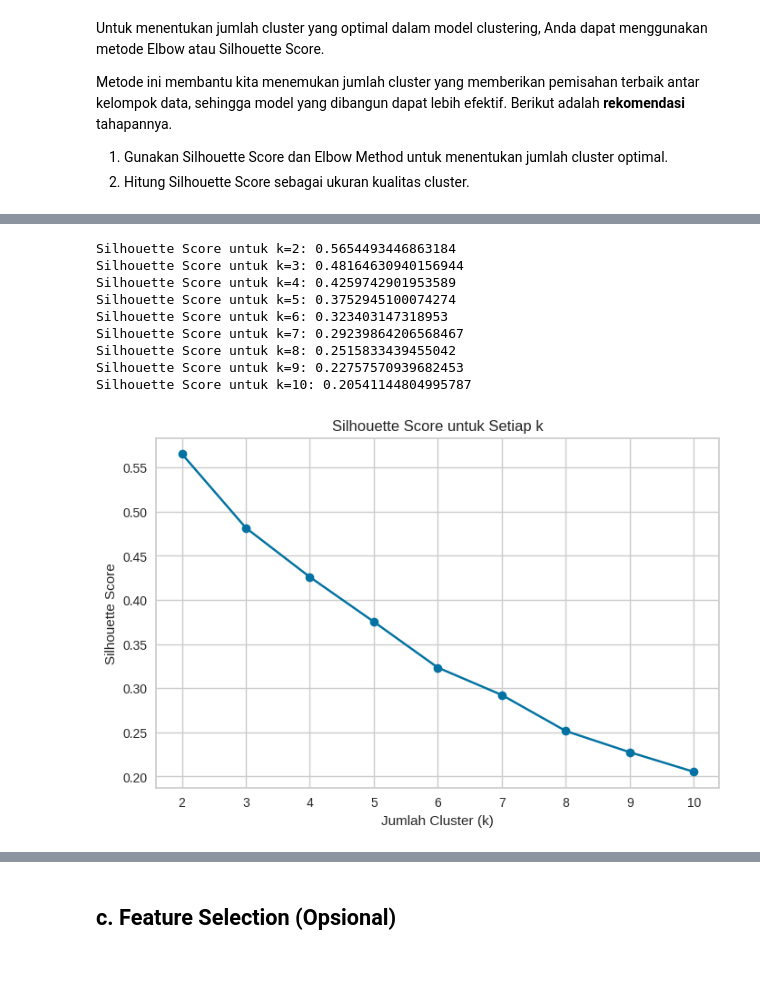
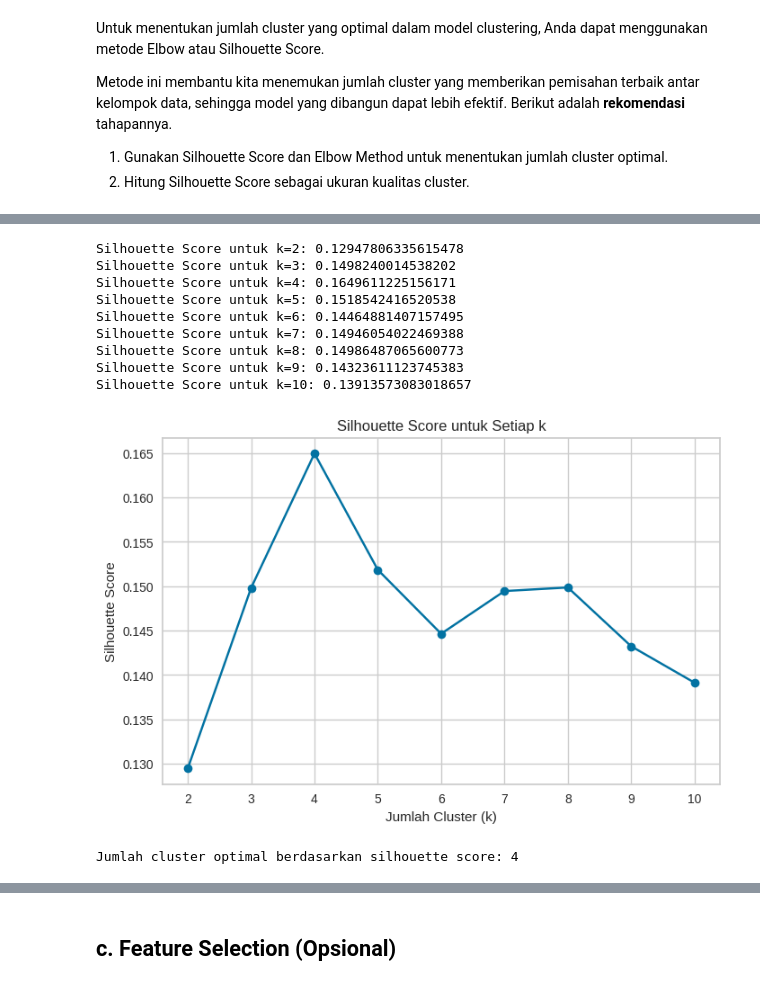
Before and after one commit to FendyDeveloper/Bank-Transaction-Dataset-for-Fraud-Detection, a Jupyter notebook: [Clustering]_Submission_Akhir_BMLP_Fendy_Rahmat.ipynb, the cells around one changed output, grey strips where cells are left out. Cells and saved outputs as stored; diff of their text form; code cells hidden in the pictures.

```diff
--- a/[Clustering]_Submission_Akhir_BMLP_Fendy_Rahmat.ipynb
+++ b/[Clustering]_Submission_Akhir_BMLP_Fendy_Rahmat.ipynb
@@ -414,3 +407,14 @@ for column in categorical_features:
     le = LabelEncoder()
     df[column] = le.fit_transform(df[column])
     encoders[column] = le
+# %%
+for col in categorical_features:
+    df[col+'_encoded'] = le.fit_transform(df[col])
+# %%
+# 3. Feature selection untuk clustering
+features_for_clustering = [
+    'TransactionAmount', 'CustomerAge', 'TransactionDuration',
+    'LoginAttempts', 'AccountBalance', 'transaction_hour',
+    'TransactionType_encoded', 'Channel_encoded'
+]
+X = df[features_for_clustering]
@@ -417,4 +430,4 @@ for column in categorical_features:
 # %%
-# Normaliasasi data numerik
+# Normalisasi data
 scaler = StandardScaler()
-df[numerical_features] = scaler.fit_transform(df[numerical_features])
+X_scaled = scaler.fit_transform(X)
@@ -462,0 +458,12 @@ print(df.head())
+# %%
+kmeans = KMeans(random_state=42)
+
+inertias = []
+K = range(2, 11)
+
+for k in K:
+    kmeans = KMeans(n_clusters=k, random_state=42)
+    kmeans.fit(X_scaled)
+    inertias.append(kmeans.inertia_)
+
+print(df.head())
@@ -495,34 +509,40 @@ Jumlah Cluster Optimal (Elbow Method): 4
 # %%
 from sklearn.metrics import silhouette_score
 
 # Hitung Silhouette Score untuk setiap k (dari 2 hingga 10)
 silhouette_scores = []
 for k in range(2, 11):
     kmeans = KMeans(n_clusters=k, random_state=42)
-    labels = kmeans.fit_predict(df)
-    score = silhouette_score(df, labels)
+    labels = kmeans.fit_predict(X_scaled)
+    score = silhouette_score(X_scaled, labels)
     silhouette_scores.append(score)
     print(f"Silhouette Score untuk k={k}: {score}")
 
 # Plot Silhouette Score untuk setiap k
 plt.figure(figsize=(8, 5))
 plt.plot(range(2, 11), silhouette_scores, marker='o')
 plt.title('Silhouette Score untuk Setiap k')
 plt.xlabel('Jumlah Cluster (k)')
 plt.ylabel('Silhouette Score')
 plt.grid(True)
 plt.show()
 # %% [output]
-Silhouette Score untuk k=2: 0.5654493446863184
-Silhouette Score untuk k=3: 0.48164630940156944
-Silhouette Score untuk k=4: 0.4259742901953589
-Silhouette Score untuk k=5: 0.3752945100074274
-Silhouette Score untuk k=6: 0.323403147318953
-Silhouette Score untuk k=7: 0.29239864206568467
-Silhouette Score untuk k=8: 0.2515833439455042
-Silhouette Score untuk k=9: 0.22757570939682453
-Silhouette Score untuk k=10: 0.20541144804995787
+Silhouette Score untuk k=2: 0.12947806335615478
+Silhouette Score untuk k=3: 0.1498240014538202
+Silhouette Score untuk k=4: 0.1649611225156171
+Silhouette Score untuk k=5: 0.1518542416520538
+Silhouette Score untuk k=6: 0.14464881407157495
+Silhouette Score untuk k=7: 0.14946054022469388
+Silhouette Score untuk k=8: 0.14986487065600773
+Silhouette Score untuk k=9: 0.14323611123745383
+Silhouette Score untuk k=10: 0.13913573083018657
-[figure, old version]
+[figure, new version]
+# %%
+# Pilih k optimal berdasarkan elbow method dan silhouette score
+optimal_k = K[np.argmax(silhouette_scores)]
+print(f"Jumlah cluster optimal berdasarkan silhouette score: {optimal_k}")
+# %% [output]
+Jumlah cluster optimal berdasarkan silhouette score: 4
 # %%
 # Membangun model dengan k optimal
 kmeans = KMeans(n_clusters=optimal_k, random_state=42)
```
Also changed, not shown: parts of 43 cells of this notebook.
